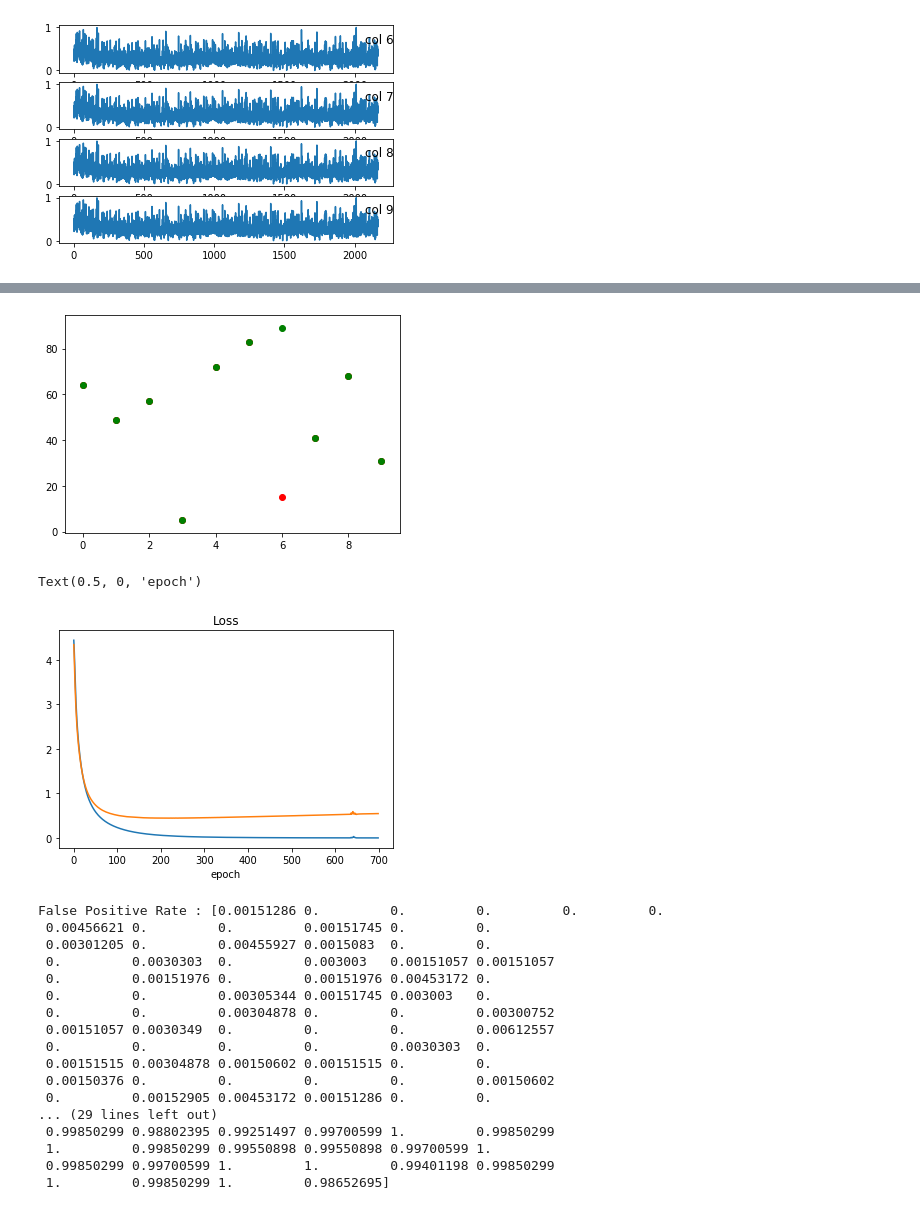
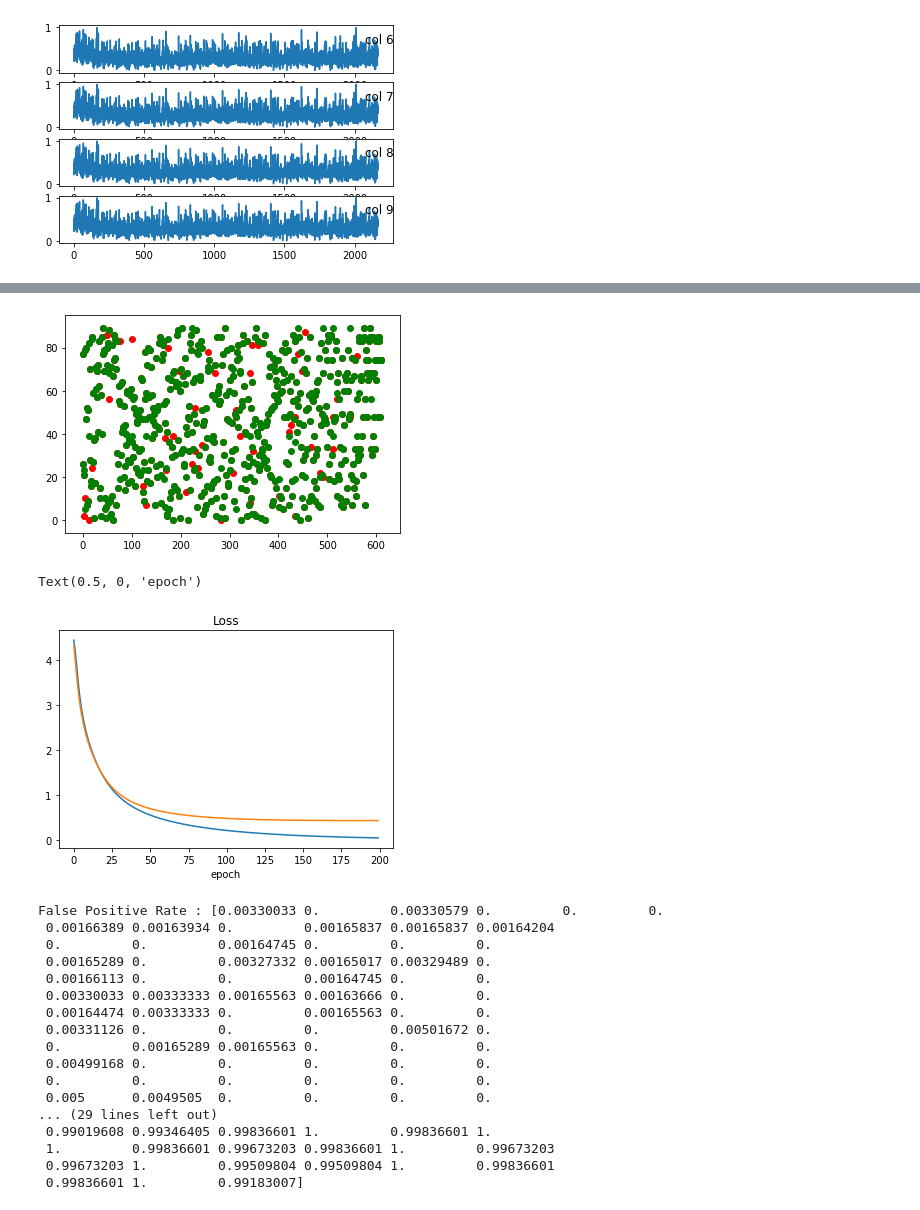
Before and after one commit to priyankachahal/student_research, a Jupyter notebook: ecg_classification.ipynb, the cells around one changed output, grey strips where cells are left out. Saved outputs shown, nothing was run; the diff lists cells and outputs as text; code cells hidden in the pictures.

```diff
--- a/ecg_classification.ipynb
+++ b/ecg_classification.ipynb
@@ -64,7 +64,7 @@ plt.show()
 # %%
 features = 300
 timestep = 1
-n_train = 1500
+n_train =  1556   #30% of 2222,20%= 1778
 train = values[:n_train, :]
 test = values[n_train:, :]
 # split into input and outputs
@@ -111,5 +89,5 @@ None
 # %%
-history = model.fit(train_X, train_y, epochs=700, batch_size=100, validation_data=(test_X, test_y), verbose=2, shuffle=False)
+history = model.fit(train_X, train_y, epochs=200, batch_size=100, validation_data=(test_X, test_y), verbose=2, shuffle=False)
 # %% [output]
 WARNING:tensorflow:From /usr/local/lib/python3.6/dist-packages/tensorflow_core/python/ops/math_grad.py:1424: where (from tensorflow.python.ops.array_ops) is deprecated and will be removed in a future  ...
 Instructions for updating:
@@ -157,18 +141,18 @@ score: [0.5470381808316637, 2764.0532109608907]
 # %%
 results.shape
-plt.scatter(range(10), final_results[:10], c='r');
-plt.scatter(range(10), test_y[:10], c='g');
+plt.scatter(range(612), final_results, c='r');
+plt.scatter(range(612), test_y, c='g');
 plt.show()
 # %% [output]
-[figure, old version]
+[figure, new version]
 # %%
-plt.plot(history.history['loss'])
+plt.plot(history.history['loss'],)
 plt.plot(history.history['val_loss'])
 plt.title('Loss')
 plt.xlabel('epoch')
 # %% [output]
 Text(0.5, 0, 'epoch')
-[figure, old version]
+[figure, new version]
 # %%
 from sklearn.metrics import confusion_matrix
 cnf_matrix = confusion_matrix(test_y, final_results)
@@ -181,27 +165,28 @@ TN = cnf_matrix.sum() - (FP + FN + TP)
 FPR = FP/(FP+TN)
 # False negative rate
 FNR = FN/(TP+FN)
-# Overall accuracy
-ACC = (TP+TN)/(TP+FP+FN+TN)
+#accuracy
+Accuracy = (TP+TN)/(TP+TN+FP+FN)
+
 print('False Positive Rate :', FPR)
 print('False Negative Rate :',FNR)
-print('Accuracy :',ACC)
+print('Accuracy :',Accuracy)
 # %% [output]
-False Positive Rate : [0.00151286 0.         0.         0.         0.         0.
- 0.00456621 0.         0.         0.00151745 0.         0.
- 0.00301205 0.         0.00455927 0.0015083  0.         0.
- 0.         0.0030303  0.         0.003003   0.00151057 0.00151057
- 0.         0.00151976 0.         0.00151976 0.00453172 0.
- 0.         0.         0.00305344 0.00151745 0.003003   0.
- 0.         0.         0.00304878 0.         0.         0.00300752
- 0.00151057 0.0030349  0.         0.         0.         0.00612557
- 0.         0.         0.         0.         0.0030303  0.
- 0.00151515 0.00304878 0.00150602 0.00151515 0.         0.
- 0.00150376 0.         0.         0.         0.         0.00150602
- 0.         0.00152905 0.00453172 0.00151286 0.         0.
+False Positive Rate : [0.00330033 0.         0.00330579 0.         0.         0.
+ 0.00166389 0.00163934 0.         0.00165837 0.00165837 0.00164204
+ 0.         0.         0.00164745 0.         0.         0.
+ 0.00165289 0.         0.00327332 0.00165017 0.00329489 0.
+ 0.00166113 0.         0.         0.00164745 0.         0.
+ 0.00330033 0.00333333 0.00165563 0.00163666 0.         0.
+ 0.00164474 0.00333333 0.         0.00165563 0.         0.
+ 0.00331126 0.         0.         0.         0.00501672 0.
+ 0.         0.00165289 0.00165563 0.         0.         0.
+ 0.00499168 0.         0.         0.         0.         0.
+ 0.         0.         0.         0.         0.         0.
+ 0.005      0.0049505  0.         0.         0.         0.
 ... (29 lines left out)
- 0.99850299 0.98802395 0.99251497 0.99700599 1.         0.99850299
- 1.         0.99850299 0.99550898 0.99550898 0.99700599 1.
- 0.99850299 0.99700599 1.         1.         0.99401198 0.99850299
- 1.         0.99850299 1.         0.98652695]
+ 0.99019608 0.99346405 0.99836601 1.         0.99836601 1.
+ 1.         0.99836601 0.99673203 0.99836601 1.         0.99673203
+ 0.99673203 1.         0.99509804 0.99509804 1.         0.99836601
+ 0.99836601 1.         0.99183007]
 # %%
```
Also changed, not shown: parts of 14 cells of this notebook.
